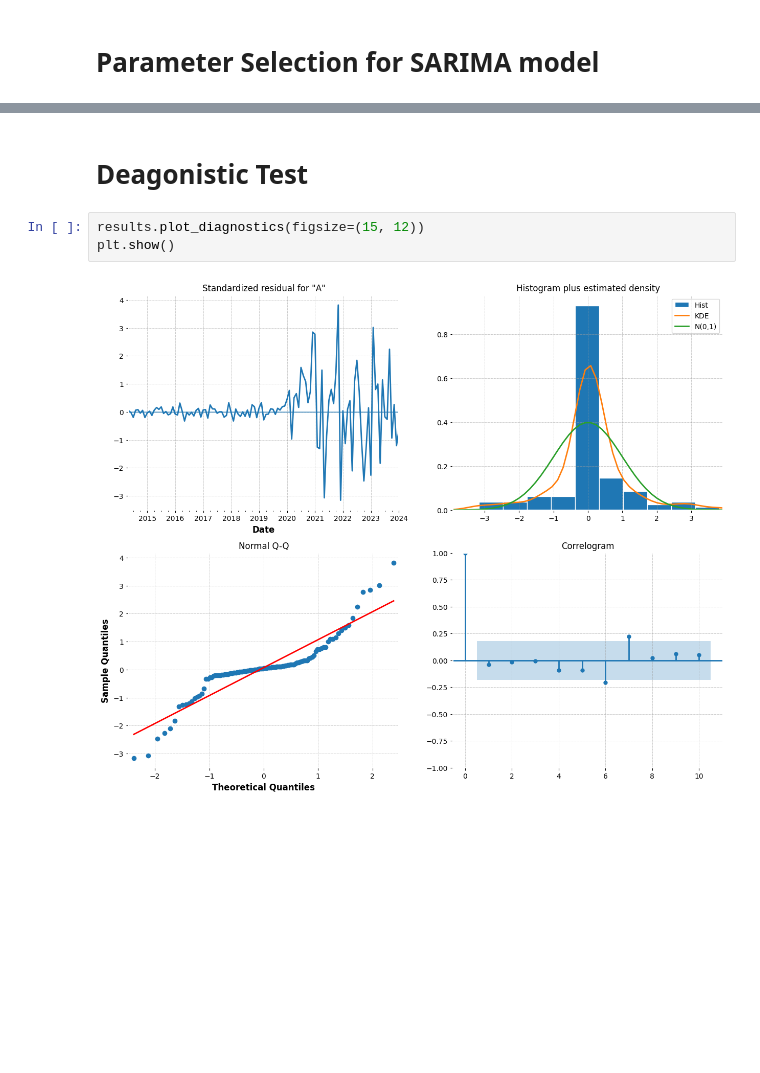
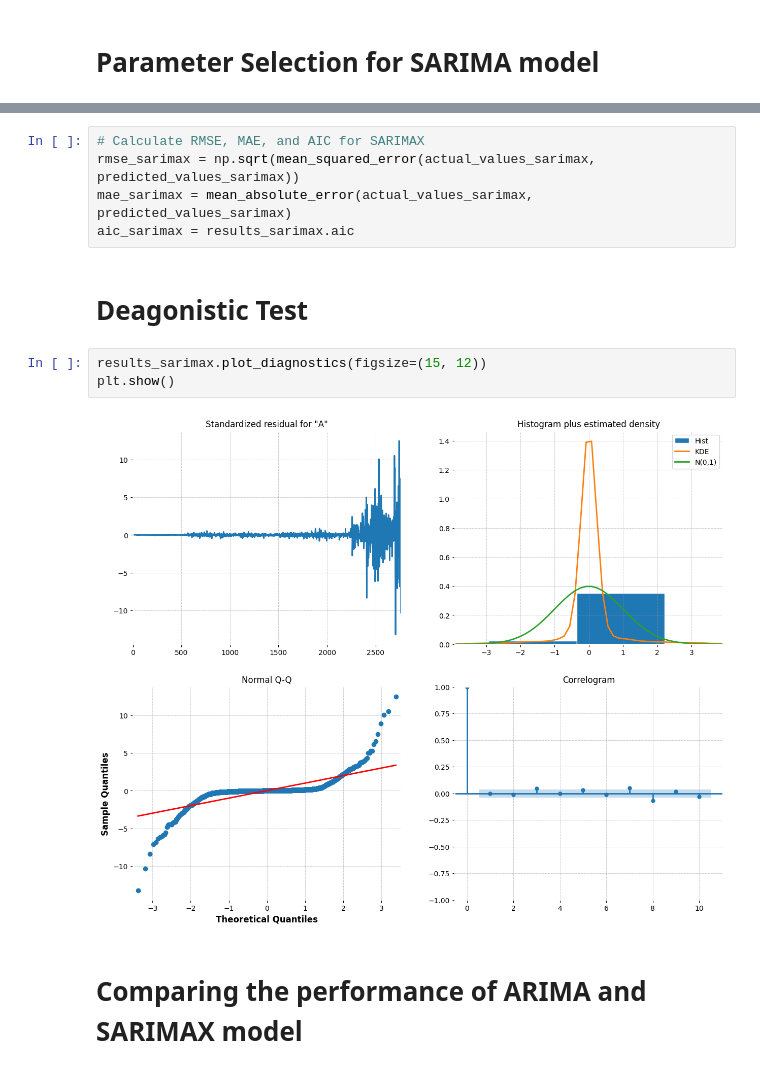
Before and after one commit to pxs1990/DS_projects, a Jupyter notebook: time_series_analysis.ipynb, the cells around one changed output, grey strips where cells are left out. Drawn from its saved outputs; the diff is of its cells as text; blank space fills up the shorter version.

```diff
--- a/time_series_analysis.ipynb
+++ b/time_series_analysis.ipynb
@@ -775,7 +813,14 @@ ARIMA(2, 1, 2)x(2, 1, 2, 12)12 - AIC:1028.583454987309
+# %%
+# Calculate RMSE, MAE, and AIC for SARIMAX
+rmse_sarimax = np.sqrt(mean_squared_error(actual_values_sarimax, predicted_values_sarimax))
+mae_sarimax = mean_absolute_error(actual_values_sarimax, predicted_values_sarimax)
+aic_sarimax = results_sarimax.aic
 # %% [markdown]
 # **Deagonistic Test**
 # %%
-results.plot_diagnostics(figsize=(15, 12))
+results_sarimax.plot_diagnostics(figsize=(15, 12))
 plt.show()
 # %% [output]
-[figure, old version]
+[figure, new version]
+# %% [markdown]
+# **Comparing the performance of ARIMA and SARIMAX model**
```
Also changed, not shown: parts of 31 cells of this notebook.
